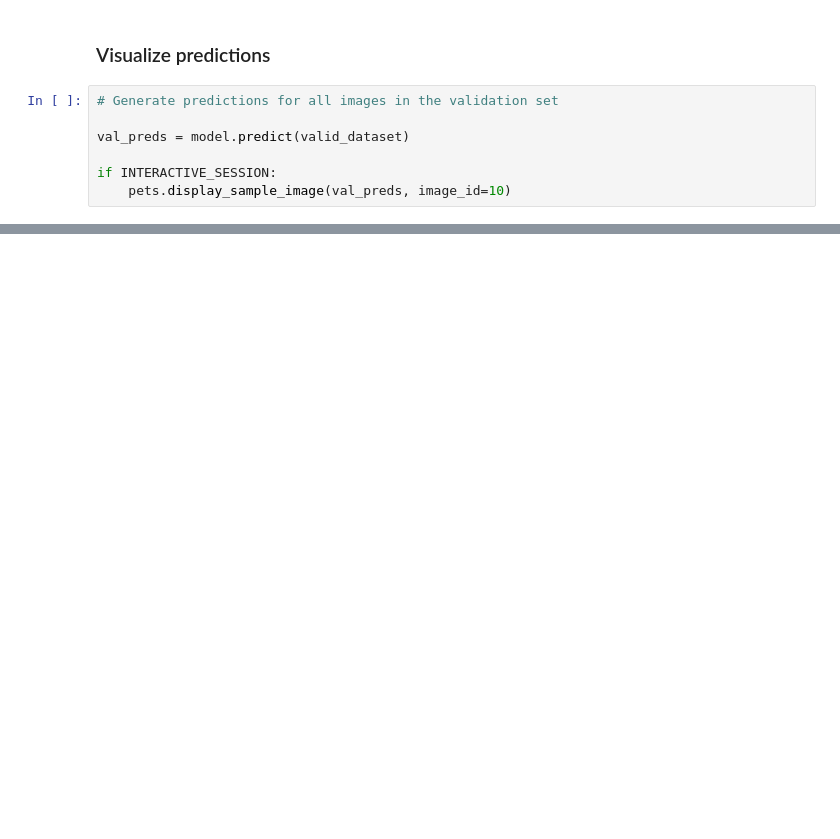
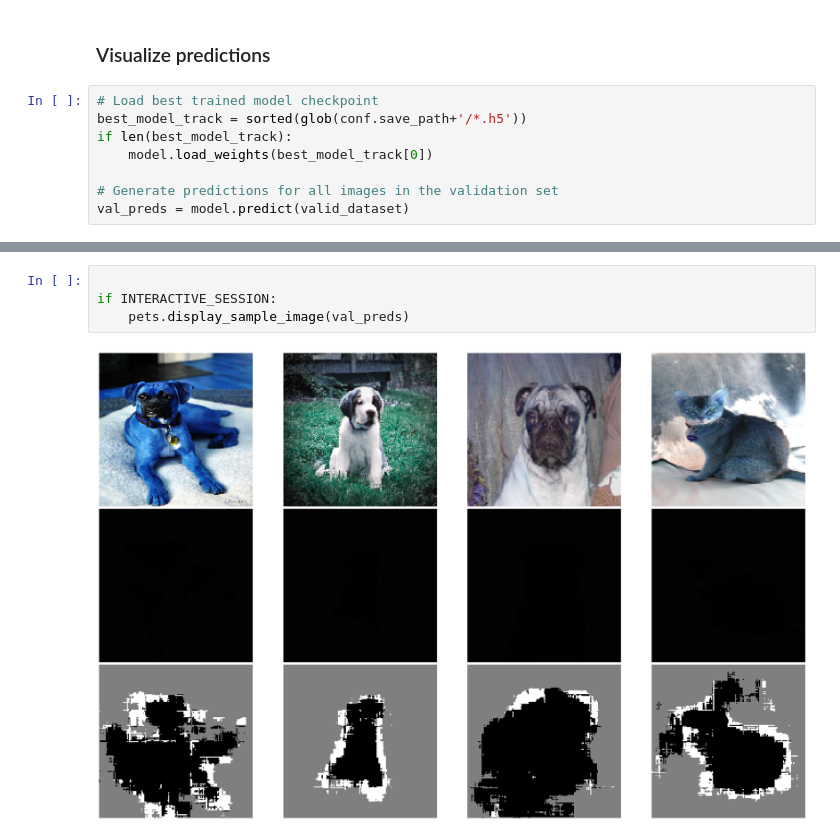
Before and after one commit to houjing08/Master_Thesis_2024, a Jupyter notebook: Kingsley/Code/oxford_pets.nbconvert.ipynb, the cells around one changed output, grey strips where cells are left out. Cells and saved outputs as stored; diff of their text form; blank space fills up the shorter version.

```diff
--- a/Kingsley/Code/oxford_pets.nbconvert.ipynb
+++ b/Kingsley/Code/oxford_pets.nbconvert.ipynb
@@ -208,10 +214,11 @@ Epoch 9/30
 # %% [markdown]
 ### Visualize predictions
 # %%
+# Load best trained model checkpoint
+best_model_track = sorted(glob(conf.save_path+'/*.h5'))
+if len(best_model_track):
+    model.load_weights(best_model_track[0])
+
 # Generate predictions for all images in the validation set
-
 val_preds = model.predict(valid_dataset)
-
-if INTERACTIVE_SESSION:
-    pets.display_sample_image(val_preds, image_id=10)
 # %% [output]
@@ -221,0 +227,6 @@ if INTERACTIVE_SESSION:
+# %%
+
+if INTERACTIVE_SESSION:
+    pets.display_sample_image(val_preds)
+# %% [output]
+[figure, added]
```
Also changed, not shown: parts of 13 cells of this notebook.
